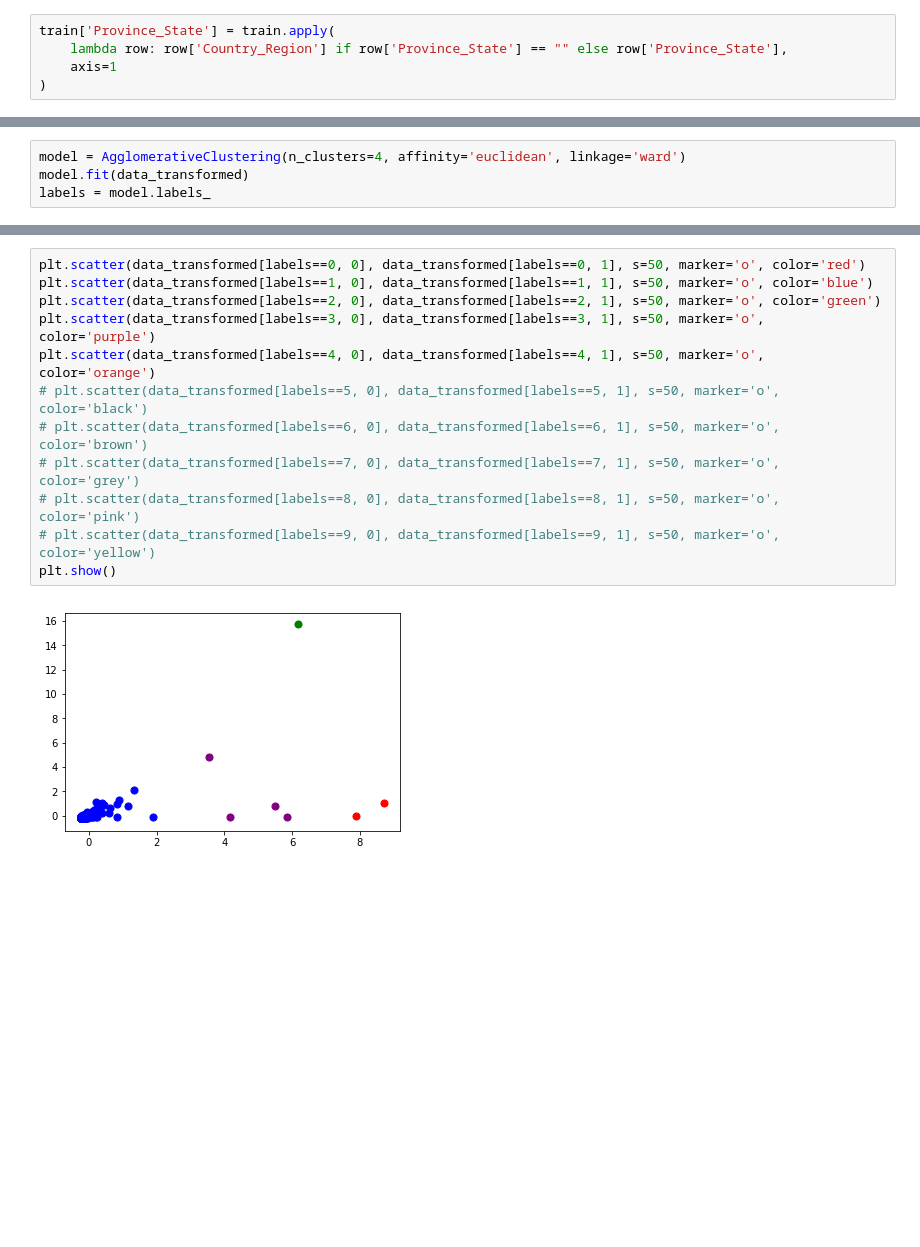
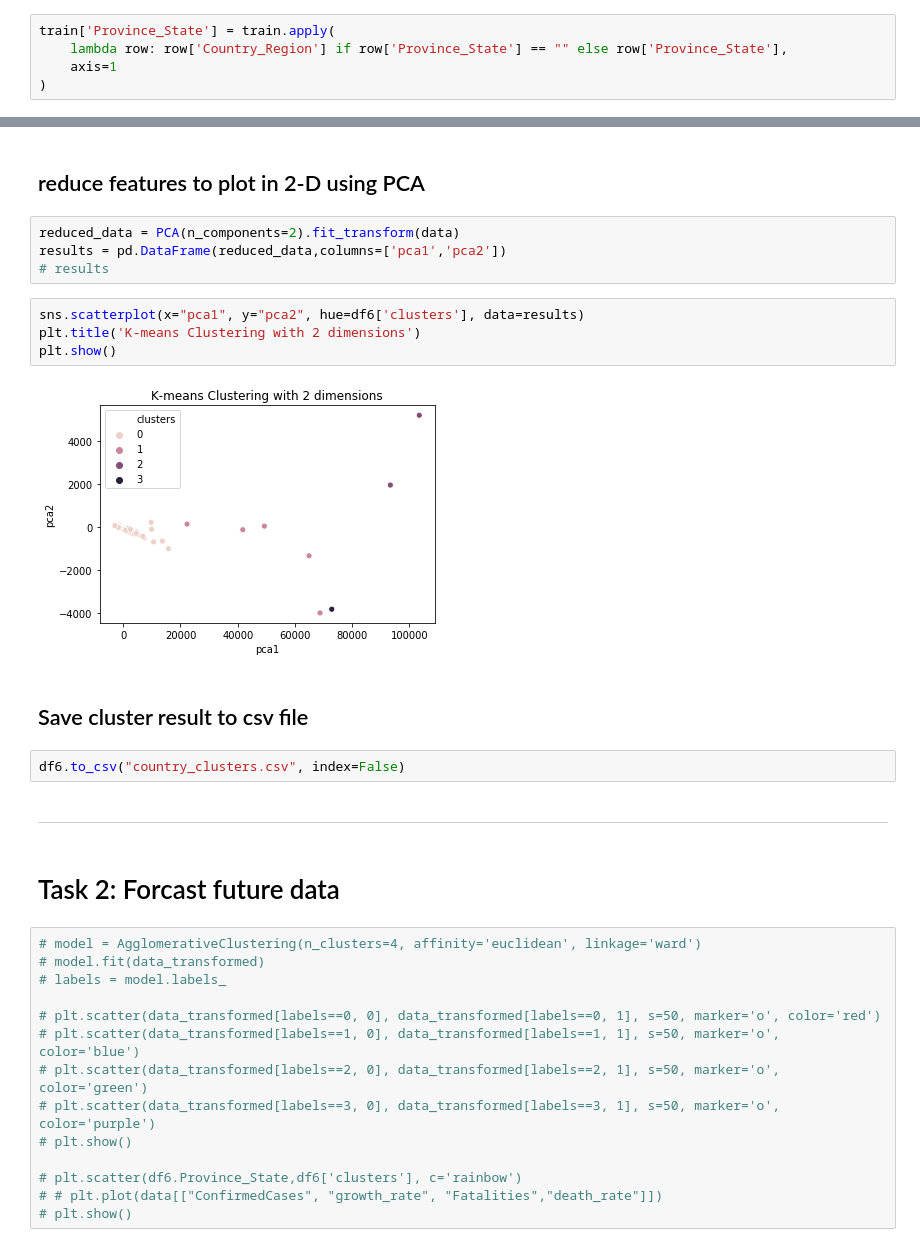
Before and after one commit to ankitnamdeo34/pyspark_hive_hadoop, a Jupyter notebook: covid_data.ipynb, the cells around one changed output, grey strips where cells are left out. Saved outputs shown, nothing was run; the diff lists cells and outputs as text; blank space fills up the shorter version.

```diff
--- a/covid_data.ipynb
+++ b/covid_data.ipynb
@@ -614,4 +345,0 @@ dendrogram = sch.dendrogram(sch.linkage(data_transformed, method='ward'))
-# %%
-model = AgglomerativeClustering(n_clusters=4, affinity='euclidean', linkage='ward')
-model.fit(data_transformed)
-labels = model.labels_
@@ -618,14 +374,34 @@ labels = model.labels_
+# %% [markdown]
+## reduce features to plot in 2-D using PCA
+# %%
+reduced_data = PCA(n_components=2).fit_transform(data)
+results = pd.DataFrame(reduced_data,columns=['pca1','pca2'])
+# results
+# %%
+sns.scatterplot(x="pca1", y="pca2", hue=df6['clusters'], data=results)
+plt.title('K-means Clustering with 2 dimensions')
+plt.show()
+# %% [output]
+[figure, added]
+# %% [markdown]
+## Save cluster result to csv file
+# %%
+df6.to_csv("country_clusters.csv", index=False)
+# %% [markdown]
+___
+# %% [markdown]
+# Task 2: Forcast future data
 # %%
-plt.scatter(data_transformed[labels==0, 0], data_transformed[labels==0, 1], s=50, marker='o', color='red')
-plt.scatter(data_transformed[labels==1, 0], data_transformed[labels==1, 1], s=50, marker='o', color='blue')
-plt.scatter(data_transformed[labels==2, 0], data_transformed[labels==2, 1], s=50, marker='o', color='green')
-plt.scatter(data_transformed[labels==3, 0], data_transformed[labels==3, 1], s=50, marker='o', color='purple')
-plt.scatter(data_transformed[labels==4, 0], data_transformed[labels==4, 1], s=50, marker='o', color='orange')
-# plt.scatter(data_transformed[labels==5, 0], data_transformed[labels==5, 1], s=50, marker='o', color='black')
-# plt.scatter(data_transformed[labels==6, 0], data_transformed[labels==6, 1], s=50, marker='o', color='brown')
-# plt.scatter(data_transformed[labels==7, 0], data_transformed[labels==7, 1], s=50, marker='o', color='grey')
-# plt.scatter(data_transformed[labels==8, 0], data_transformed[labels==8, 1], s=50, marker='o', color='pink')
-# plt.scatter(data_transformed[labels==9, 0], data_transformed[labels==9, 1], s=50, marker='o', color='yellow')
-plt.show()
+# model = AgglomerativeClustering(n_clusters=4, affinity='euclidean', linkage='ward')
+# model.fit(data_transformed)
+# labels = model.labels_
+
+# plt.scatter(data_transformed[labels==0, 0], data_transformed[labels==0, 1], s=50, marker='o', color='red')
+# plt.scatter(data_transformed[labels==1, 0], data_transformed[labels==1, 1], s=50, marker='o', color='blue')
+# plt.scatter(data_transformed[labels==2, 0], data_transformed[labels==2, 1], s=50, marker='o', color='green')
+# plt.scatter(data_transformed[labels==3, 0], data_transformed[labels==3, 1], s=50, marker='o', color='purple')
+# plt.show()
+
+# plt.scatter(df6.Province_State,df6['clusters'], c='rainbow')
+# # plt.plot(data[["ConfirmedCases", "growth_rate", "Fatalities","death_rate"]])
+# plt.show()
-# %% [output]
-[figure, removed]
```
Also changed, not shown: parts of 106 cells of this notebook.
